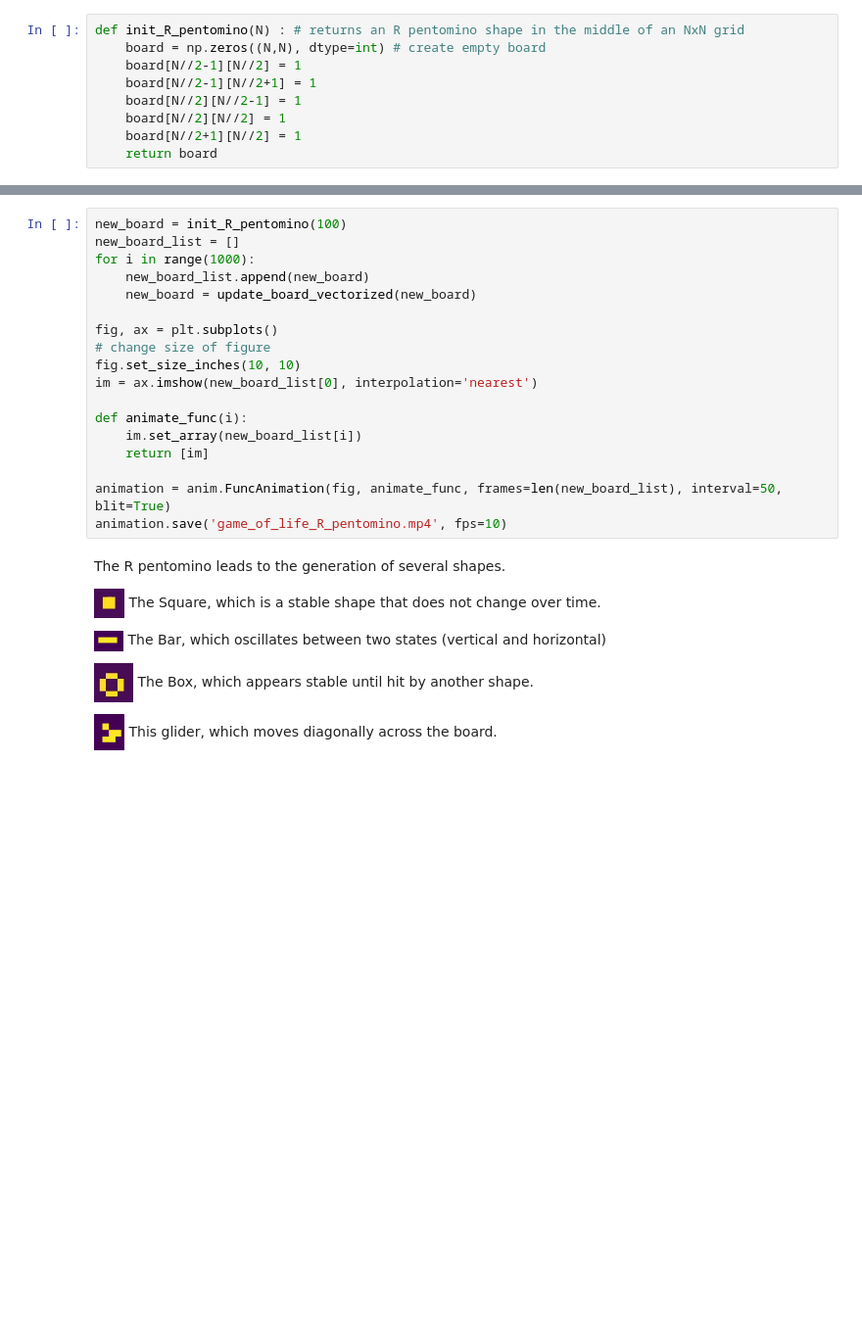
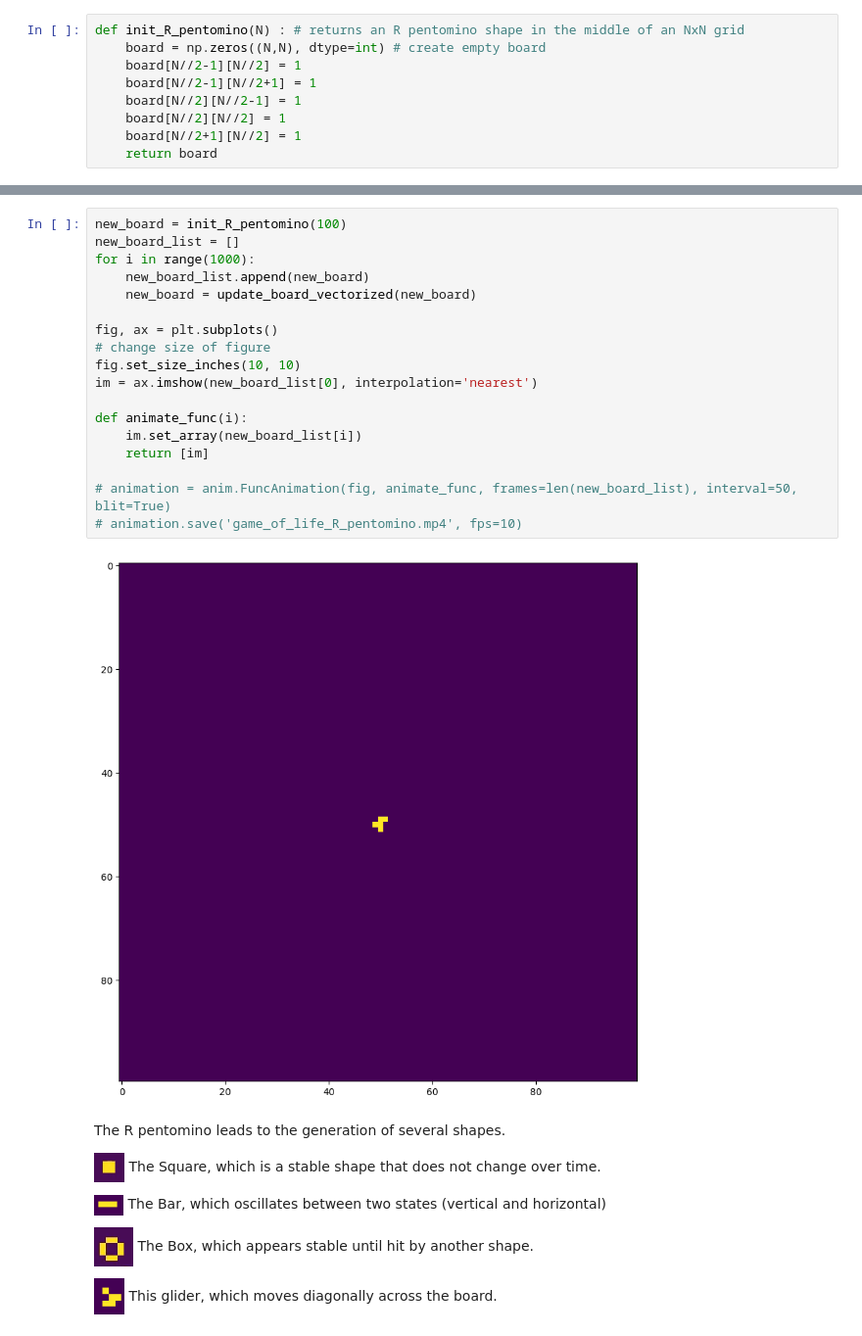
Before and after one commit to cake-dev/Simulation_class, a Jupyter notebook: game_of_life/Project1-Conways_Game_of_life.ipynb, the cells around one changed output, grey strips where cells are left out. Shown at 98% size. Saved outputs shown, nothing was run; the diff lists cells and outputs as text; blank space fills up the shorter version.

```diff
--- a/game_of_life/Project1-Conways_Game_of_life.ipynb
+++ b/game_of_life/Project1-Conways_Game_of_life.ipynb
@@ -148,21 +167,23 @@ def update_board_vectorized(game_array):
 # %%
 new_board = init_R_pentomino(100)
 new_board_list = []
 for i in range(1000):
     new_board_list.append(new_board)
     new_board = update_board_vectorized(new_board)
 
 fig, ax = plt.subplots()
 # change size of figure
 fig.set_size_inches(10, 10)
 im = ax.imshow(new_board_list[0], interpolation='nearest')
 
 def animate_func(i):
     im.set_array(new_board_list[i])
     return [im]
 
-animation = anim.FuncAnimation(fig, animate_func, frames=len(new_board_list), interval=50, blit=True)
-animation.save('game_of_life_R_pentomino.mp4', fps=10)
+# animation = anim.FuncAnimation(fig, animate_func, frames=len(new_board_list), interval=50, blit=True)
+# animation.save('game_of_life_R_pentomino.mp4', fps=10)
+# %% [output]
+[figure, added]
 # %% [markdown]
 The R pentomino leads to the generation of several shapes.
 
```
Also changed, not shown: parts of 10 cells of this notebook, 5 other files.
